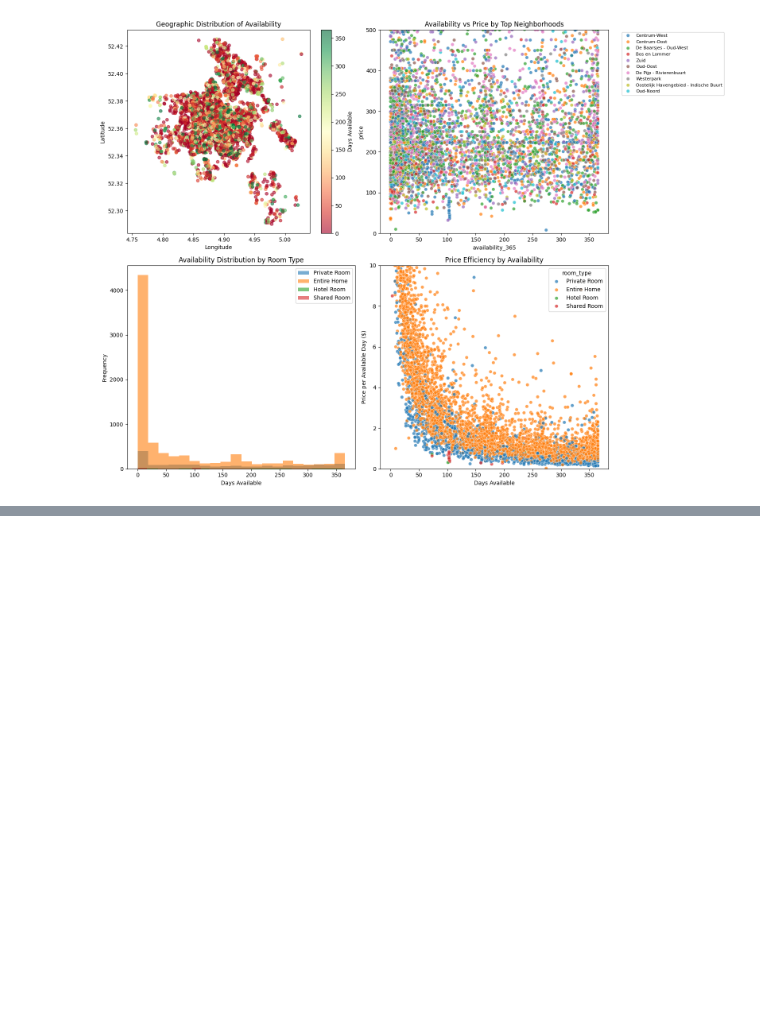
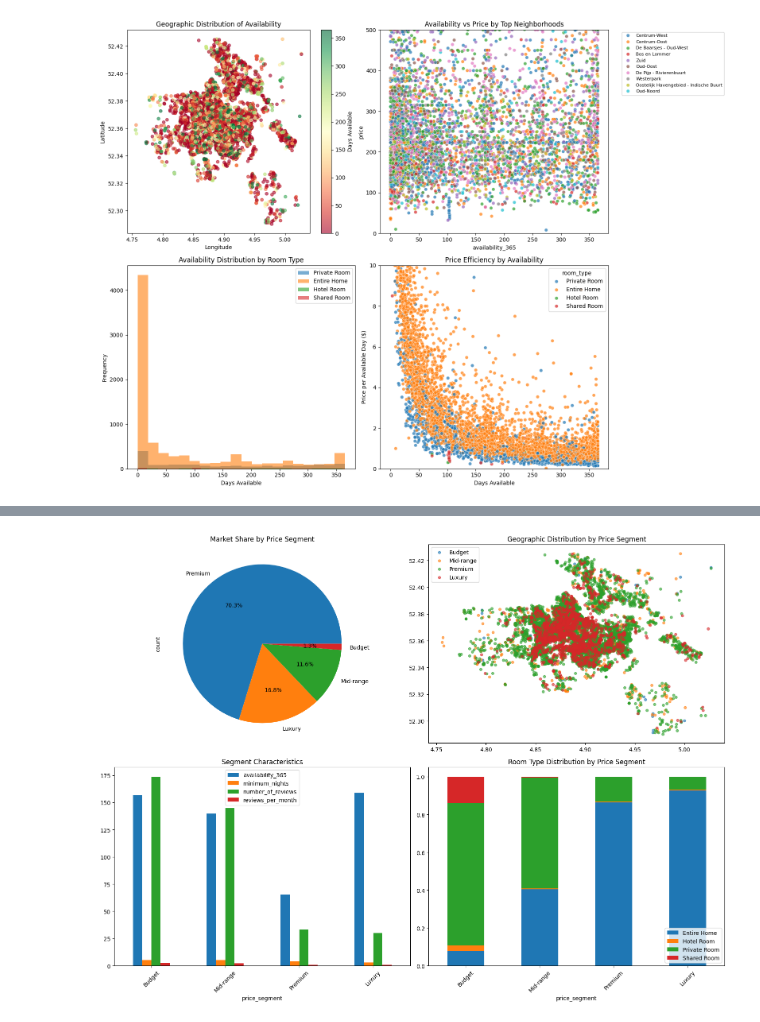
Before and after one commit to supremkc05/AirBnB-Pricing, a Jupyter notebook: notebook/eda.ipynb, the cells around one changed output, grey strips where cells are left out. Cells and saved outputs as stored; diff of their text form; code cells hidden in the pictures; blank space fills up the shorter version.

```diff
--- a/notebook/eda.ipynb
+++ b/notebook/eda.ipynb
@@ -234,0 +282,38 @@ plt.show()
+# %%
+#Market Segment Analysis
+fig, axes = plt.subplots(2, 2, figsize=(16, 12))
+
+#price segement
+df['price_segment'] = pd.cut(df['price'],
+                            bins=[0, 75, 150, 300, float('inf')],
+                            labels=['Budget', 'Mid-range', 'Premium', 'Luxury'])
+
+df['price_segment'].value_counts().plot(kind='pie', ax=axes[0,0], autopct='%1.1f%%')
+axes[0,0].set_title("Market Share by Price Segment")
+
+# Geographic distribution segment
+segment_geo = df.groupby('price_segment')[['latitude', 'longitude']].mean()
+for segment in segment_geo.index:
+    subset = df[df['price_segment'] == segment]
+    axes[0,1].scatter(subset['longitude'], subset['latitude'],
+                     label=segment, alpha=0.6, s=20)
+axes[0,1].set_title("Geographic Distribution by Price Segment")
+axes[0,1].legend()
+
+
+segment_chars = df.groupby('price_segment')[['availability_365', 'minimum_nights',
+                                           'number_of_reviews', 'reviews_per_month']].mean()
+segment_chars.plot(kind='bar', ax=axes[1,0])
+axes[1,0].set_title("Segment Characteristics")
+axes[1,0].tick_params(axis='x', rotation=45)
+
+# Premium features analysis
+premium_features = df.groupby('price_segment')['room_type'].apply(lambda x: x.value_counts(normalize=True)).unstack()
+premium_features.plot(kind='bar', stacked=True, ax=axes[1,1])
+axes[1,1].set_title("Room Type Distribution by Price Segment")
+axes[1,1].tick_params(axis='x', rotation=45)
+
+plt.tight_layout()
+plt.show()
+# %% [output]
+[figure, added]
```
Also changed, not shown: parts of 10 cells of this notebook.
